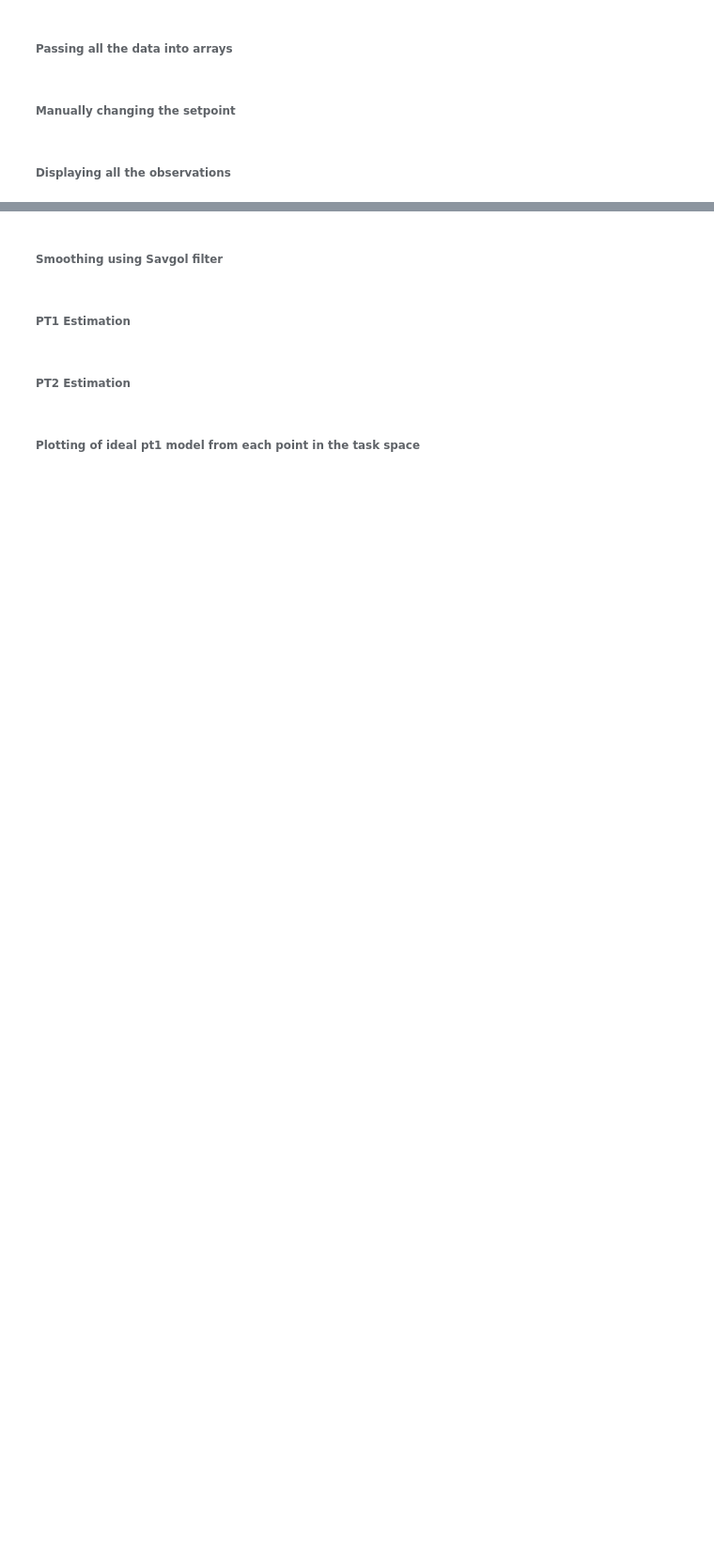
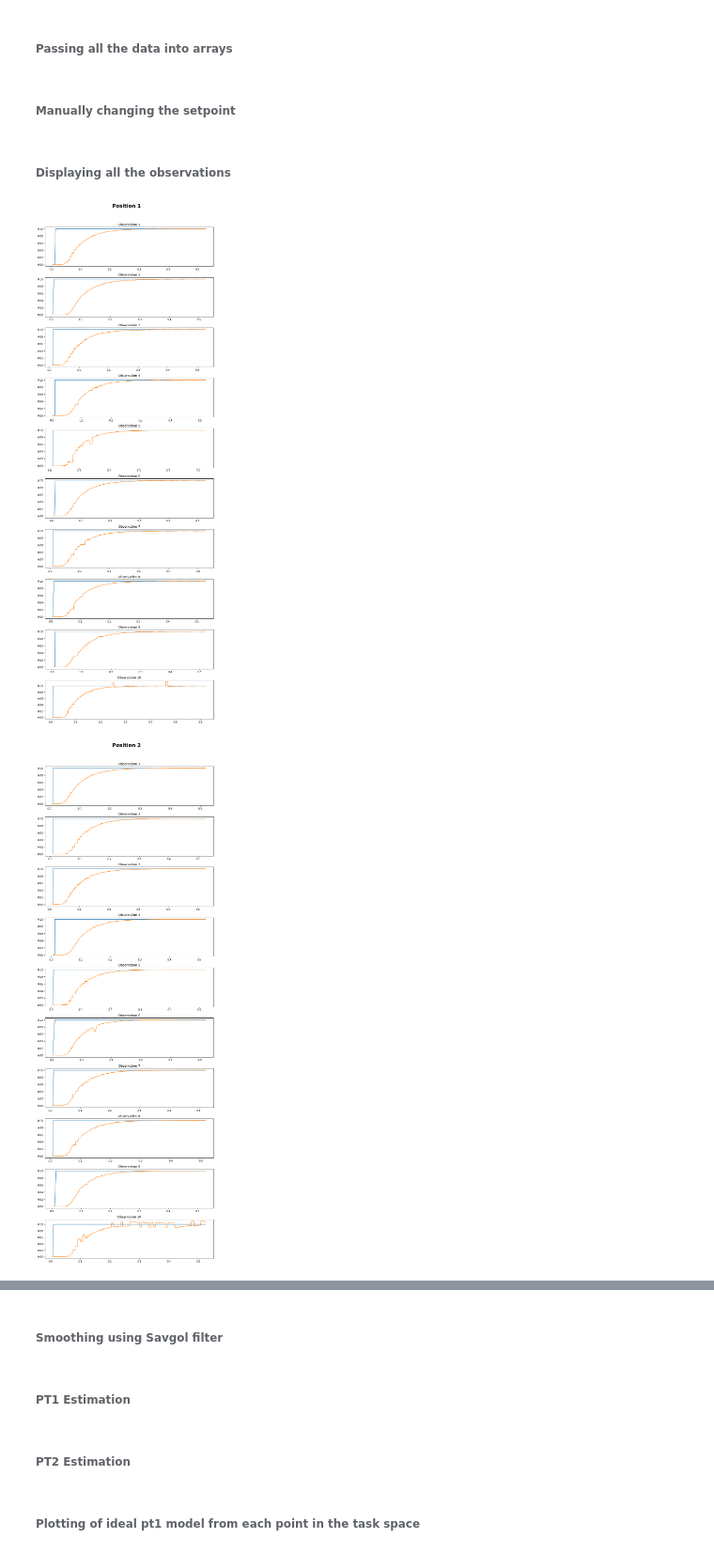
Before and after one commit to lth-tt/sysid2, a Jupyter notebook: Process_Modeling_py2.ipynb, the cells around one changed output, grey strips where cells are left out. Shown at 94% size. Drawn from its saved outputs; the diff is of its cells as text; code cells hidden in the pictures; blank space fills up the shorter version.

Commit message:
creating data view folder

```diff
--- a/Process_Modeling_py2.ipynb
+++ b/Process_Modeling_py2.ipynb
@@ -62,22 +64,25 @@ for i in range(0, positions):
 # %%
 # The first try except code avoids the errors arising due to the already existing Overview directory.
 # The second try except code avoids the errors resulting from the plotting of the empty data file
 try:
-    os.makedirs('Overview/')
+    os.makedirs('View_Data/')
 except OSError, e:
     if e.errno != os.errno.EEXIST:
         raise
     pass
 
 for i in range(0, positions):
     fig = plt.figure(figsize = (10,30))
     fig.suptitle('Position %s'%(i + 1), fontsize = 20, fontweight = 'bold')
     for j in range(0, observations):
         try:
             ax = fig.add_subplot(observations, 1, j + 1)
             ax.set_title('Observation %s'%(j + 1))
             plt.tight_layout(rect=[0, 0.03, 1, 0.95])
             plt.plot(df_ist_soll[i][j])
         except:
             pass
-    plt.savefig('Overview/Position %s.png'%(i + 1))
+    plt.savefig('View_Data/Position %s.png'%(i + 1))
+# %% [output]
+[figure, added]
+[figure, added]
```
Also changed, not shown: parts of 3 cells of this notebook, 1 other file.
